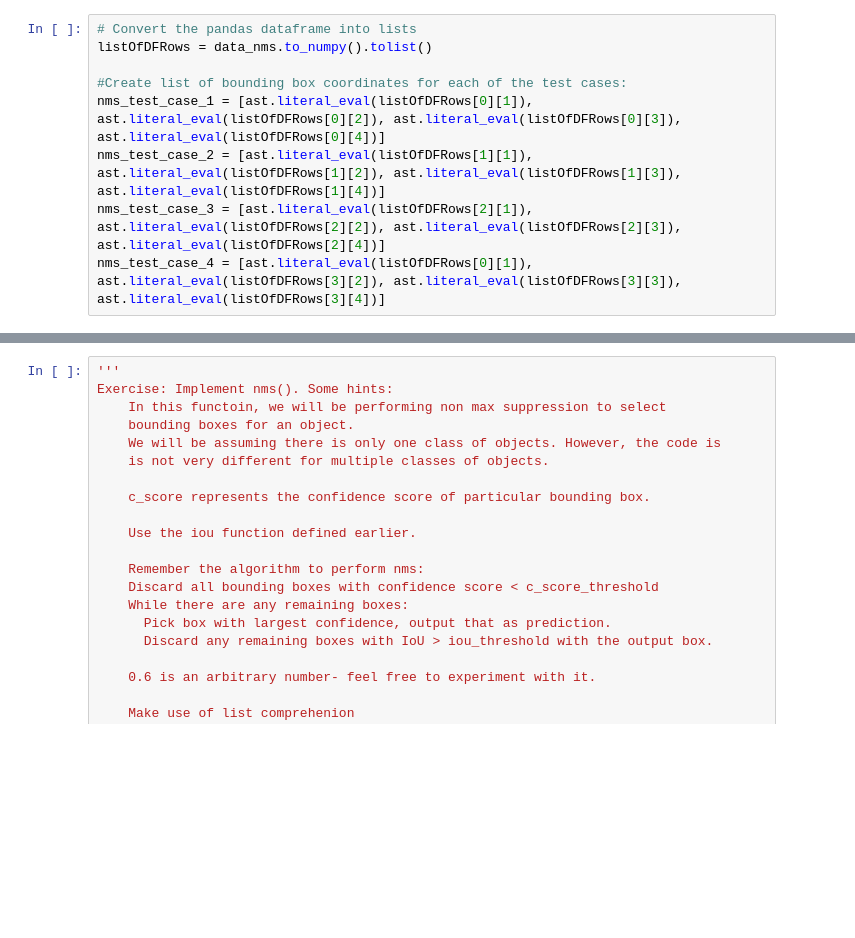
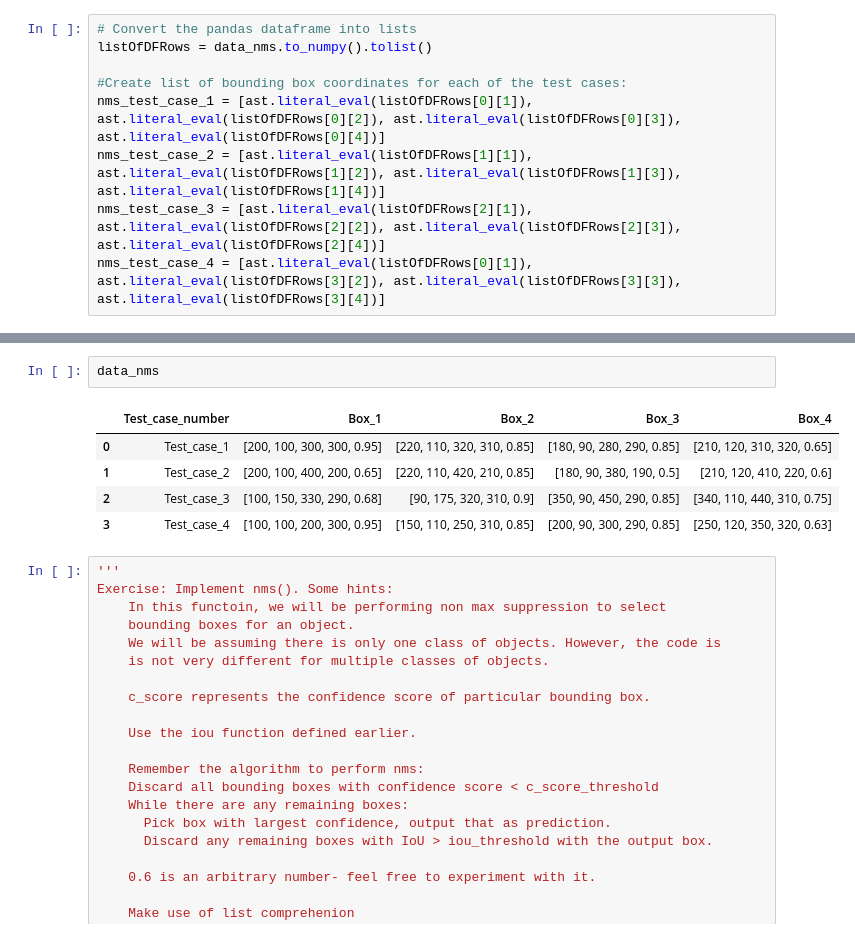
Before and after one commit to VAIBHAV2900/SummerSchool-CV-Implementation-2021, a Jupyter notebook: Session_7_Assignment.ipynb, the cells around one changed output, grey strips where cells are left out. Cells and saved outputs as stored; diff of their text form; blank space fills up the shorter version.

```diff
--- a/Session_7_Assignment.ipynb
+++ b/Session_7_Assignment.ipynb
@@ -488,3 +541,11 @@ print("IoU for 1st test case is: ", iou_result_1,
+# %%
+data_nms
+# %% [output]
+|  | Test_case_number | Box_1 | Box_2 | Box_3 | Box_4 |
+| 0 | Test_case_1 | [200, 100, 300, 300, 0.95] | [220, 110, 320, 310, 0.85] | [180, 90, 280, 290, 0.85] | [210, 120, 310, 320, 0.65] |
+| 1 | Test_case_2 | [200, 100, 400, 200, 0.65] | [220, 110, 420, 210, 0.85] | [180, 90, 380, 190, 0.5] | [210, 120, 410, 220, 0.6] |
+| 2 | Test_case_3 | [100, 150, 330, 290, 0.68] | [90, 175, 320, 310, 0.9] | [350, 90, 450, 290, 0.85] | [340, 110, 440, 310, 0.75] |
+| 3 | Test_case_4 | [100, 100, 200, 300, 0.95] | [150, 110, 250, 310, 0.85] | [200, 90, 300, 290, 0.85] | [250, 120, 350, 320, 0.63] |
 # %%
 '''
 Exercise: Implement nms(). Some hints:
```
Also changed, not shown: parts of 13 cells of this notebook.
